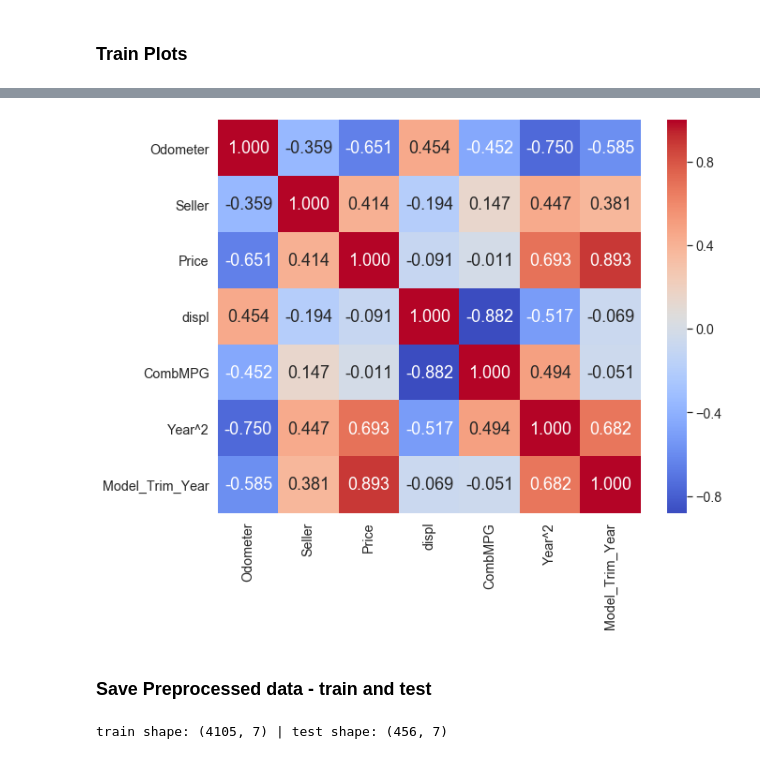
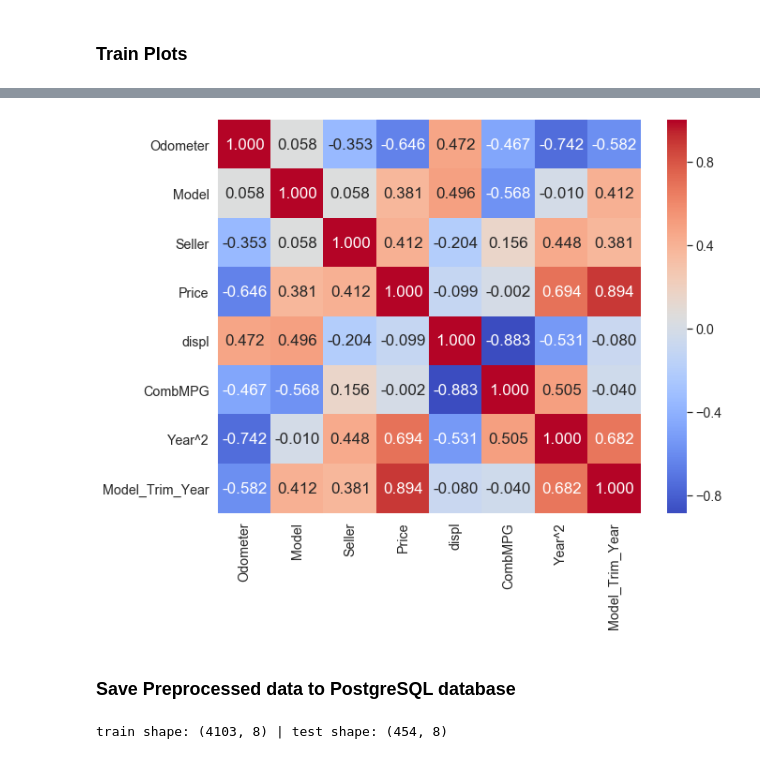
Before and after one commit to jkmackie/car_price_prediction, a Jupyter notebook: jupyter_notebooks/car_preproc_final5.ipynb, the cells around one changed output, grey strips where cells are left out. Saved outputs shown, nothing was run; the diff lists cells and outputs as text; code cells hidden in the pictures.

Commit message:
Normalize Price with SQRT, add in Model feature.

```diff
--- a/jupyter_notebooks/car_preproc_final5.ipynb
+++ b/jupyter_notebooks/car_preproc_final5.ipynb
@@ -100,9 +100,11 @@ def findall_regex_patt(df, target_col, regex_patt, max_items, no_match_value='No
     cnt = 0
     for idx in df.index:
         allm = re.findall(regex_patt, df.loc[idx, target_col] + " ", flags=re.IGNORECASE) #return all matches left-to-right
-        allm = allm[0:max_items]  #first two items
-        oneString = ("").join(allm).strip() #convert list to string and remove any spaces.
-        if len(oneString) > 0:
+
+        if len(allm) > 0:
+            allm = allm[0:max_items]  #first two items
+            #allm = sorted(allm)       #alphabetize
+            oneString = ("").join(allm).strip() #convert list to string and remove any spaces.
             findallList.append(oneString.lower())
         else:
             cnt+=1
@@ -118,9 +120,11 @@ def findall_body_regex_patt(df, target_col, regex_patt, max_items, no_match_valu
     for idx in df.index:
         patt_w_model = df.loc[idx, "Model"] + regex_patt  #regex pattern is: Model + Pattern
         allm = re.findall(patt_w_model, df.loc[idx, target_col] + " ", flags=re.IGNORECASE) #return all matches left-to-right
-        allm = allm[0:2]  #first two items
-        oneString = ("").join(allm).strip() #convert list to string and remove any spaces.
-        if len(oneString) > 0:
+
+        if len(allm) > 0:
+            allm = allm[0:2]     #first two items
+            #allm = sorted(allm)  #alphabetical
+            oneString = ("").join(allm).strip() #convert list to string and remove any spaces.
             findallList.append(oneString.lower())
         else:
             cnt+=1
@@ -620,24 +613,33 @@ def build_trim_feats(dframe, maxi_trims, min_trim_samp):
     '''
 
     df1=dframe.copy()
+
     #Populate max two Trim from RawMake.  Case Insensitive.
-    trim_regex=r'\s(CONVERTIBLE|COMMERCIAL|COMMERCIAL|FLARESIDE|HATCHBACK|LIGHTNING|PASSENGER|SUPER\\S?CAB|SUPER\\S?CREW|SUPER\\S?DUTY|SUPERCREW|ECOBOOST|EXTENDED|HERITAGE|PLATINUM|SUPERCAB|TITANIUM|TX EDITION|BULLITT|CHASSIS|CONNECT|CUTAWAY|DIESELS|FLATBED|HIGHTOP|LIMITED|NATURAL|PREMIUM|SERVICE|SHUTTLE|UTILITY|ACCESS|BUCKET|DIESEL|DIESEL|DUALLY|ENERGI|HARLEY|HYBRID|LARIAT|OUTLAW|RAPTOR|SALEEN|SHELBY|SPORTS|TREMOR|CARGO|COBRA|COUPE|EDDIE|SPORT|SUPER|TURBO|WAGON|BASE|BOSS|CREW|DUMP|KING|MACH|4+4|4X4|BOX|DRW|EXT|FWD|FX2|FX4|FX5|LTZ|MAX|SEL|SRW|STX|XLS|XLT|XL|ZX3|ZX4|GT|LX|RS|SE\s|ST|SD)'
-    trim_RawMake = findall_regex_patt(df=df1, target_col='RawMake', regex_patt=trim_regex, max_items=maxi_trims)
+    trim_regex=r'\s(CONVERTIBLE|COMMERCIAL|COMMERCIAL|FLARESIDE|HATCHBACK|LIGHTNING|PASSENGER|SUPER\\S?CAB|SUPER\\S?CREW|SUPER\\S?DUTY|SUPERCREW|ECOBOOST|EXTENDED|HERITAGE|PLATINUM|SUPERCAB|TITANIUM|TX EDITION|BULLITT|CHASSIS|CONNECT|CUTAWAY|DIESELS|FLATBED|HIGHTOP|LIMITED|NATURAL|PREMIUM|SERVICE|SHUTTLE|UTILITY|ACCESS|BUCKET|DIESEL|DIESEL|DUALLY|ENERGI|HARLEY|HYBRID|LARIAT|OUTLAW|RAPTOR|SALEEN|SHELBY|SPORTS|TREMOR|CARGO|COBRA|COUPE|EDDIE|SPORT|SUPER|TURBO|WAGON|BASE|BOSS|CREW|DUMP|KING|MACH|4+4|4X4|BOX|DRW|EXT|FWD|FX2|FX4|FX5|LTZ|MAX|SEL|SRW|STX|SVT|XLS|XLT|XL|ZX3|ZX4|GT|LX|RS|SE\s|ST|SD)'
+    trim_RawMake = findall_regex_patt(df=df1, target_col='RawMake', regex_patt=trim_regex, max_items=maxi_trims, no_match_value='None')
     df1['Trim_RawMake'] = trim_RawMake
 
     #Populate max two Trim from Title.  Case Insensitive.
-    trim_Title = findall_regex_patt(df=df1, target_col='Title', regex_patt=trim_regex, max_items=maxi_trims)
+    trim_Title = findall_regex_patt(df=df1, target_col='Title', regex_patt=trim_regex, max_items=maxi_trims, no_match_value='None')
     df1['Trim_Title'] = trim_Title
 
     #Populate max two Trim from Body.  Model is prefix of search pattern.
-    trim_regex_spaces=r'\s(CONVERTIBLE|COMMERCIAL|COMMERCIAL|FLARESIDE|HATCHBACK|LIGHTNING|PASSENGER|SUPER\\S?CAB|SUPER\\S?CREW|SUPER\\S?DUTY|SUPERCREW|ECOBOOST|EXTENDED|HERITAGE|PLATINUM|SUPERCAB|TITANIUM|TX EDITION|BULLITT|CHASSIS|CONNECT|CUTAWAY|DIESELS|FLATBED|HIGHTOP|LIMITED|NATURAL|PREMIUM|SERVICE|SHUTTLE|UTILITY|ACCESS|BUCKET|DIESEL|DIESEL|DUALLY|ENERGI|HARLEY|HYBRID|LARIAT|OUTLAW|RAPTOR|SALEEN|SHELBY|SPORTS|TREMOR|CARGO|COBRA|COUPE|EDDIE|SPORT|SUPER|TURBO|WAGON|BASE|BOSS|CREW|DUMP|KING|MACH|4+4|4X4|BOX|DRW|EXT|FWD|FX2|FX4|FX5|LTZ|MAX|SEL|SRW|STX|XLS|XLT|XL|ZX3|ZX4|GT|LX|RS|SE\s|ST|SD)\s'
-    trim_Body=findall_body_regex_patt(df=df1,target_col='Body',regex_patt=trim_regex_spaces,max_items=maxi_trims)
+    trim_regex_spaces=r'\s(CONVERTIBLE|COMMERCIAL|COMMERCIAL|FLARESIDE|HATCHBACK|LIGHTNING|PASSENGER|SUPER\\S?CAB|SUPER\\S?CREW|SUPER\\S?DUTY|SUPERCREW|ECOBOOST|EXTENDED|HERITAGE|PLATINUM|SUPERCAB|TITANIUM|TX EDITION|BULLITT|CHASSIS|CONNECT|CUTAWAY|DIESELS|FLATBED|HIGHTOP|LIMITED|NATURAL|PREMIUM|SERVICE|SHUTTLE|UTILITY|ACCESS|BUCKET|DIESEL|DIESEL|DUALLY|ENERGI|HARLEY|HYBRID|LARIAT|OUTLAW|RAPTOR|SALEEN|SHELBY|SPORTS|TREMOR|CARGO|COBRA|COUPE|EDDIE|SPORT|SUPER|TURBO|WAGON|BASE|BOSS|CREW|DUMP|KING|MACH|4+4|4X4|BOX|DRW|EXT|FWD|FX2|FX4|FX5|LTZ|MAX|SEL|SRW|STX|SVT|XLS|XLT|XL|ZX3|ZX4|GT|LX|RS|SE\s|ST|SD)\s'
+    trim_Body=findall_body_regex_patt(df=df1,target_col='Body',regex_patt=trim_regex_spaces,max_items=maxi_trims, no_match_value='None')
     df1['Trim_Body'] = trim_Body
 
-    #Scrub Trim in order:  Trim_RawMake, Trim_Title, Trim_Body.
+    #Scrub Trim.
     df1.loc[df1['Trim'].isna(), 'Trim'] = df1.loc[df1['Trim'].isna(), 'Trim_RawMake']
     df1.loc[df1['Trim'] == 'None', 'Trim'] = df1.loc[df1['Trim'] == 'None', 'Trim_Title']
     df1.loc[df1['Trim'] == 'None', 'Trim'] = df1.loc[df1['Trim'] == 'None', 'Trim_Body']
+
+#     for idx in df1.index:
+#         trimList = [df1.loc[idx, 'Trim_RawMake'], df1.loc[idx, 'Trim_Title'], df1.loc[idx, 'Trim_Body']]
+#         longest=max(trimList, key=len)
+#         df1.loc[idx, 'Trim'] = longest
+#     df1.loc[df1['Trim'] == '', 'Trim'] = 'None'
+#     df1.loc[df1['Trim'].isna(), 'Trim'] = 'None'
+
 
     #Drop redundant Trim columns.
     df1.drop(['Trim_RawMake','Trim_Title','Trim_Body'], axis='columns', inplace=True)
@@ -746,7 +752,7 @@ train = train.drop(irrel_cols, axis='columns', errors='ignore')
 test = test.drop(irrel_cols, axis='columns', errors='ignore')
 
 #Target Encode category features with train: Price.
-te_cols = ['Seller', 'Model_Trim_Year']
+te_cols = ['Seller', 'Model_Trim_Year', 'Location', 'Model', 'Trim', 'Model_Trim']
 train, test=target_encode_categ(encode_cols=te_cols, train=train, test=test, target='Price',\
            encoder=TargetEncoder(cols=te_cols, min_samples_leaf=min_samp_to_incl_class, smoothing=smoo_constraint))
 # %%
@@ -788,6 +799,7 @@ Drop 46 incorrect low mileage from train: Int64Index([ 8106,  1537,  7145,   827
 # %%
 #User drops certain collinear or noise features.
-user_drops = ['Location', 'Model', 'Trim', 'Year', 'Model_Trim']
+#Keep Model
+user_drops = ['Location', 'Model_Trim', 'Trim', 'Year']
 train = train.drop(user_drops, axis='columns', errors='ignore')
 test = test.drop(user_drops, axis='columns', errors='ignore')
 # %%
@@ -850,10 +871,10 @@ train.describe()
 # %%
 #Show correlation heatmap.  Keeping the collinear features may help prediction, while making the
 #linear regression coefficients less interpretable.
 plt.figure(figsize=(10,8))
 sns.set(font_scale=1.3)
-sns.heatmap(train.corr(), cmap='coolwarm', annot=True, annot_kws={"size": 18}, fmt=".3f")
+sns.heatmap(train.corr(), cmap='coolwarm', annot=True, annot_kws={"size": 17}, fmt=".3f")
 plt.tight_layout()
 # %% [output]
-[figure, old version]
+[figure, new version]
 # %%
@@ -862,7 +883,7 @@ plt.tight_layout()
 # sns.pairplot(train)
 # plt.show()
 # %% [markdown]
-### Save Preprocessed data - train and test
+### Save Preprocessed data to PostgreSQL database
 # %%
 #Save tables to PostgreSQL database.
 import psycopg2
@@ -880,4 +901,4 @@ test.to_sql(name='testClean', con=engine, if_exists='replace', index=True)
 # %%
 print('train shape:', train.shape, '| test shape:', test.shape)
 # %% [output]
-train shape: (4105, 7) | test shape: (456, 7)
+train shape: (4103, 8) | test shape: (454, 8)
```
Also changed, not shown: parts of 17 cells of this notebook, 1 other file.
